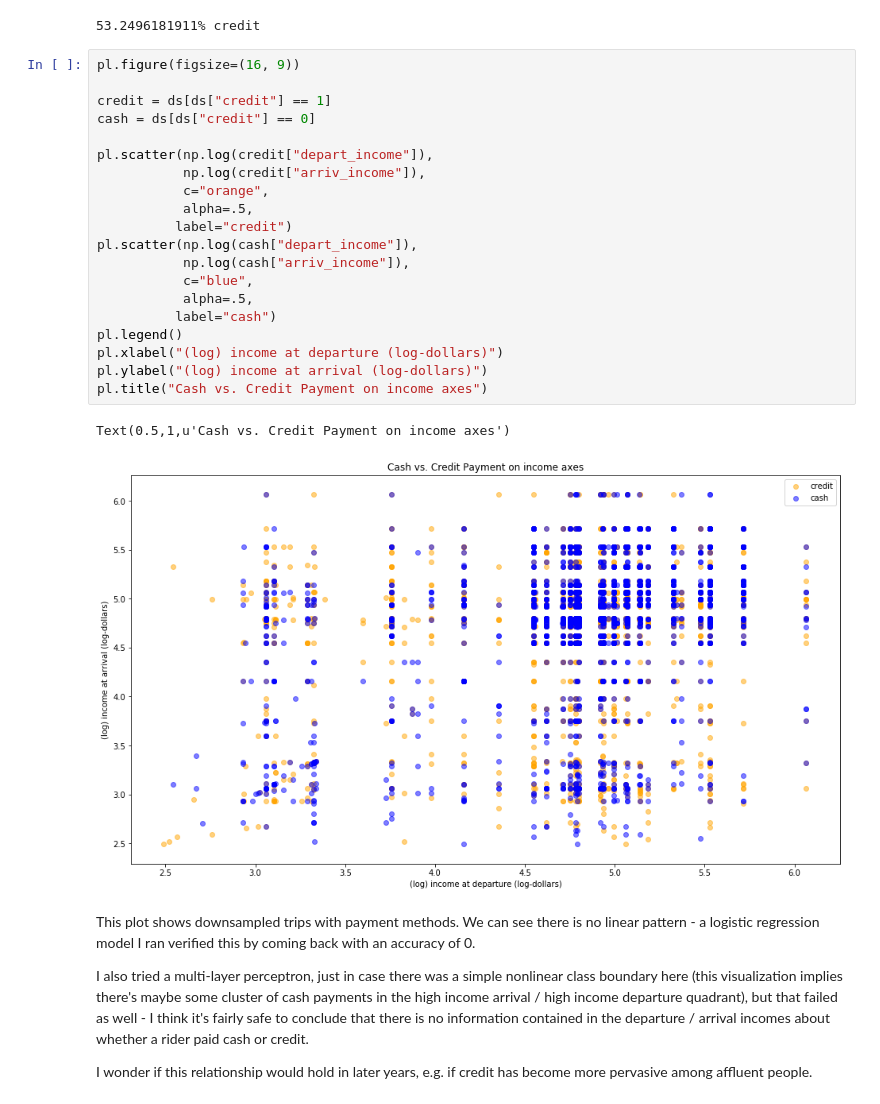
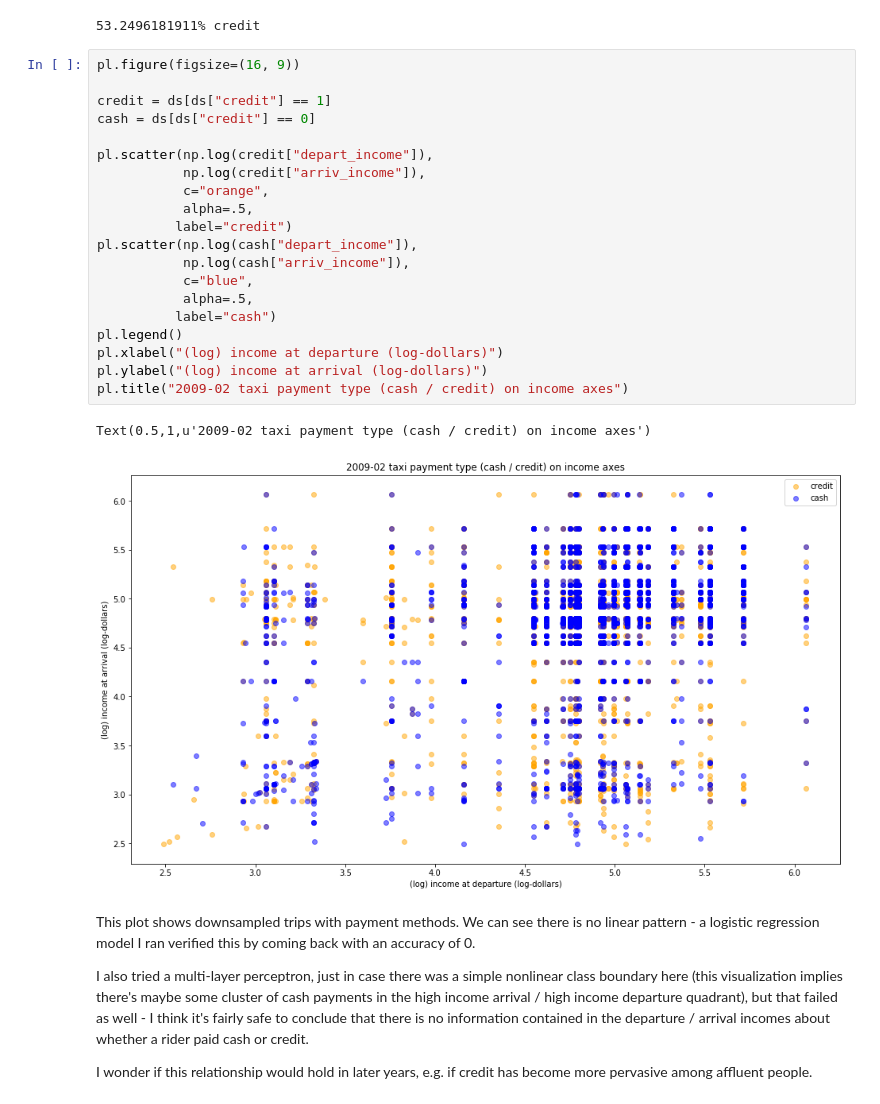
Before and after one commit to jif245/PUI2017_clm633, a Jupyter notebook: HW8_clm633/taxi_cash_credit.ipynb, the cells around one changed output. Drawn from its saved outputs; the diff is of its cells as text.

Commit message:
hw8 update plot

```diff
--- a/HW8_clm633/taxi_cash_credit.ipynb
+++ b/HW8_clm633/taxi_cash_credit.ipynb
@@ -28,26 +28,26 @@ print "{}% credit".format(100. * ds["credit"].sum() / float(len(ds)))
 # %%
 pl.figure(figsize=(16, 9))
 
 credit = ds[ds["credit"] == 1]
 cash = ds[ds["credit"] == 0]
 
 pl.scatter(np.log(credit["depart_income"]),
            np.log(credit["arriv_income"]),
            c="orange",
            alpha=.5,
           label="credit")
 pl.scatter(np.log(cash["depart_income"]),
            np.log(cash["arriv_income"]),
            c="blue",
            alpha=.5,
           label="cash")
 pl.legend()
 pl.xlabel("(log) income at departure (log-dollars)")
 pl.ylabel("(log) income at arrival (log-dollars)")
-pl.title("Cash vs. Credit Payment on income axes")
+pl.title("2009-02 taxi payment type (cash / credit) on income axes")
 # %% [output]
-Text(0.5,1,u'Cash vs. Credit Payment on income axes')
+Text(0.5,1,u'2009-02 taxi payment type (cash / credit) on income axes')
-[figure, old version]
+[figure, new version]
 # %% [markdown]
 This plot shows downsampled trips with payment methods. We can see there is no linear pattern - a logistic regression model I ran verified this by coming back with an accuracy of 0.
 
```
Also changed, not shown: 1 other file.
